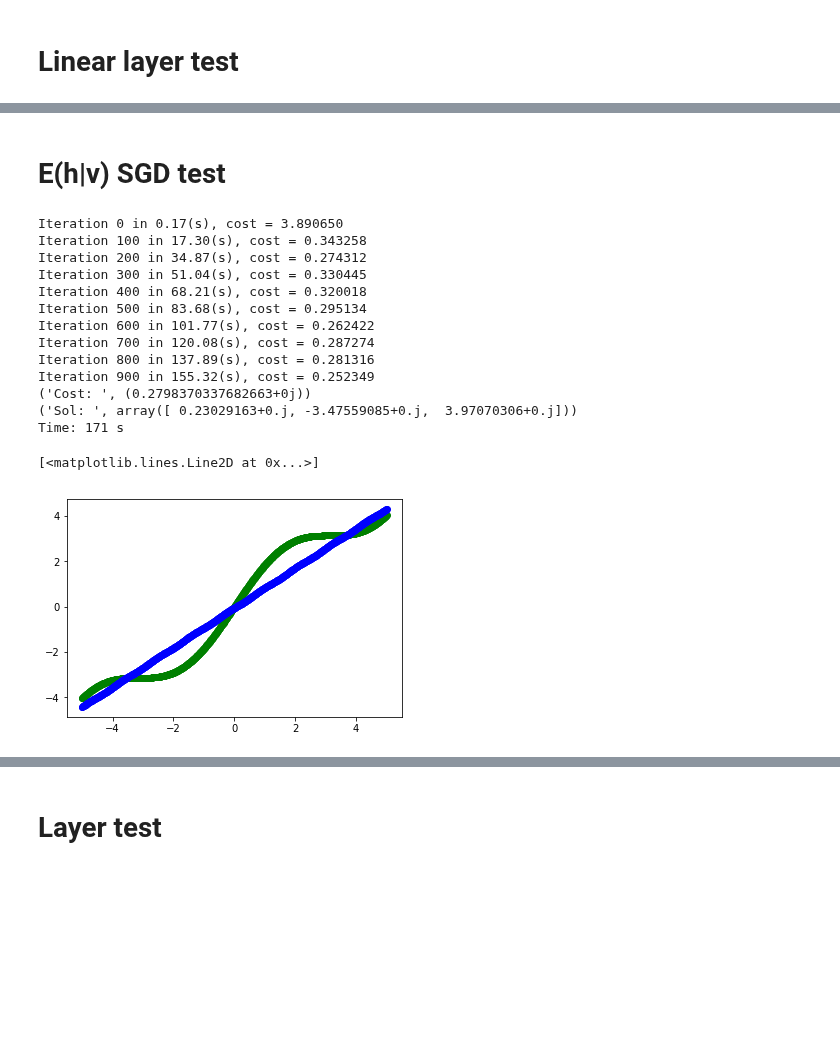
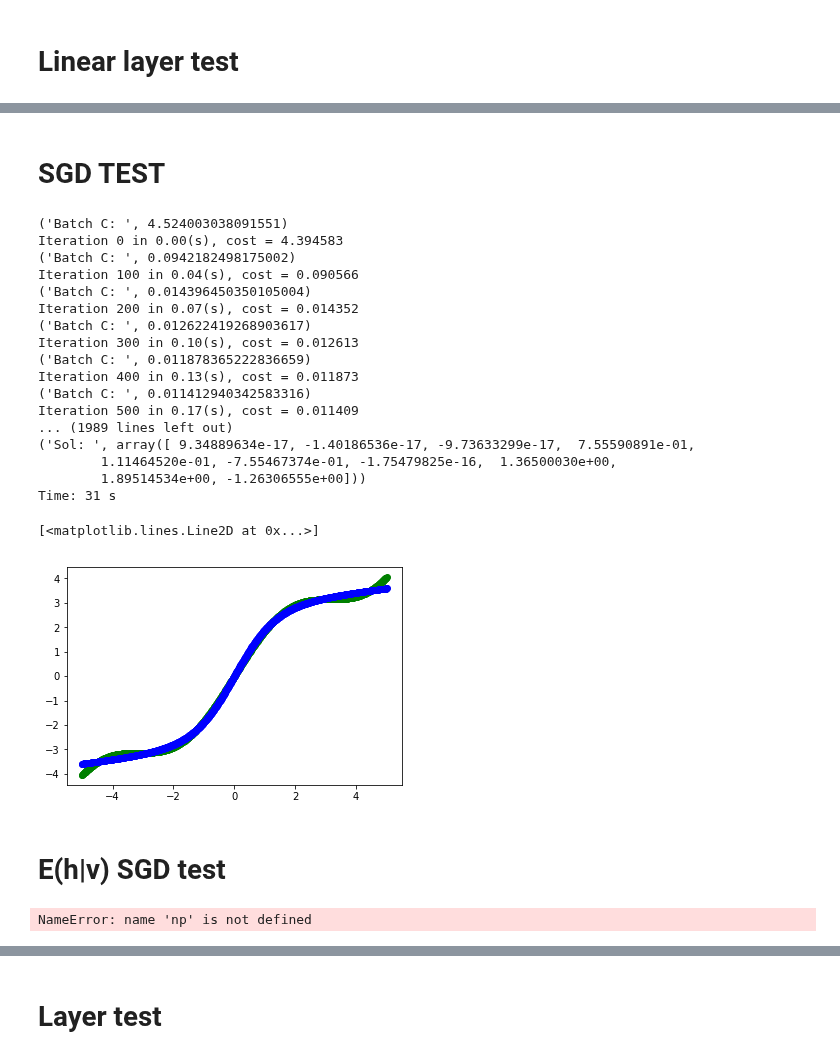
Before and after one commit to RiemannAI/theta, a Jupyter notebook: examples/test_layers.ipynb, the cells around one changed output, grey strips where cells are left out. Saved outputs shown, nothing was run; the diff lists cells and outputs as text; code cells hidden in the pictures; blank space fills up the shorter version.

```diff
--- a/examples/test_layers.ipynb
+++ b/examples/test_layers.ipynb
@@ -115,38 +122,65 @@ minim.train(mse(), M, X, Y, lr=0.0001,maxiter=1000)
+# %% [markdown]
+# SGD TEST
+# %%
+def func(x):
+    return np.sin(x)+x
+
+X = np.linspace(-5, 5, 997)
+X = X.reshape((1,X.shape[0]))
+
+Y = func(X[:,None]).reshape((1,X.shape[1]))
+
+M = mdl.Model()
+M.add(layers.NonLinear(1,3,activation=tanh()))
+M.add(layers.Linear(3,1))
+
+minim = minimizer.SGD()
+
+minim.train(mse(), M, X, Y, lr=0.01,maxiter=100000)
+
+plt.plot(X.flatten(), Y.flatten(),"og-", label='fit')
+plt.plot(X.flatten(), np.real(M.predict(X)).flatten(),"ob-", label='fit')
+# %% [output]
+('Batch C: ', 4.524003038091551)
+Iteration 0 in 0.00(s), cost = 4.394583
+('Batch C: ', 0.0942182498175002)
+Iteration 100 in 0.04(s), cost = 0.090566
+('Batch C: ', 0.014396450350105004)
+Iteration 200 in 0.07(s), cost = 0.014352
+('Batch C: ', 0.012622419268903617)
+Iteration 300 in 0.10(s), cost = 0.012613
+('Batch C: ', 0.011878365222836659)
+Iteration 400 in 0.13(s), cost = 0.011873
+('Batch C: ', 0.011412940342583316)
+Iteration 500 in 0.17(s), cost = 0.011409
+... (1989 lines left out)
+('Sol: ', array([ 9.34889634e-17, -1.40186536e-17, -9.73633299e-17,  7.55590891e-01,
+        1.11464520e-01, -7.55467374e-01, -1.75479825e-16,  1.36500030e+00,
+        1.89514534e+00, -1.26306555e+00]))
+Time: 31 s
+[<matplotlib.lines.Line2D at 0x...>]
+[figure, added]
 # %% [markdown]
 # E(h|v) SGD test
 # %%
 def func(x):
     return np.sin(x)+x
 
-X = np.linspace(-5, 5, 1000)
+X = np.linspace(-5, 5, 997)
 X = X.reshape((1,X.shape[0]))
 
 Y = func(X[:,None]).reshape((1,X.shape[1]))
 
 M = mdl.Model()
-M.add(layers.DiagExpectationUnitLayer(1,1))
+M.add(layers.DiagExpectationUnitLayer(1,1, phase=1))
 
 minim = minimizer.SGD()
 
-minim.train(mse(), M, X, Y, lr=0.1,maxiter=1000,noise=0.01)
+minim.train(mse(), M, X, Y, lr=0.01,maxiter=1000,noise=0.01)
 
 plt.plot(X.flatten(), Y.flatten(),"og-", label='fit')
 plt.plot(X.flatten(), np.real(M.predict(X)).flatten(),"ob-", label='fit')
 # %% [output]
-Iteration 0 in 0.17(s), cost = 3.890650
-Iteration 100 in 17.30(s), cost = 0.343258
-Iteration 200 in 34.87(s), cost = 0.274312
-Iteration 300 in 51.04(s), cost = 0.330445
-Iteration 400 in 68.21(s), cost = 0.320018
-Iteration 500 in 83.68(s), cost = 0.295134
-Iteration 600 in 101.77(s), cost = 0.262422
-Iteration 700 in 120.08(s), cost = 0.287274
-Iteration 800 in 137.89(s), cost = 0.281316
-Iteration 900 in 155.32(s), cost = 0.252349
-('Cost: ', (0.2798370337682663+0j))
-('Sol: ', array([ 0.23029163+0.j, -3.47559085+0.j,  3.97070306+0.j]))
-Time: 171 s
+NameError: name 'np' is not defined
-[<matplotlib.lines.Line2D at 0x...>]
-[figure, removed]
 # %%
 M = mdl.Model()
```
Also changed, not shown: parts of 5 cells of this notebook, 17 other files.
